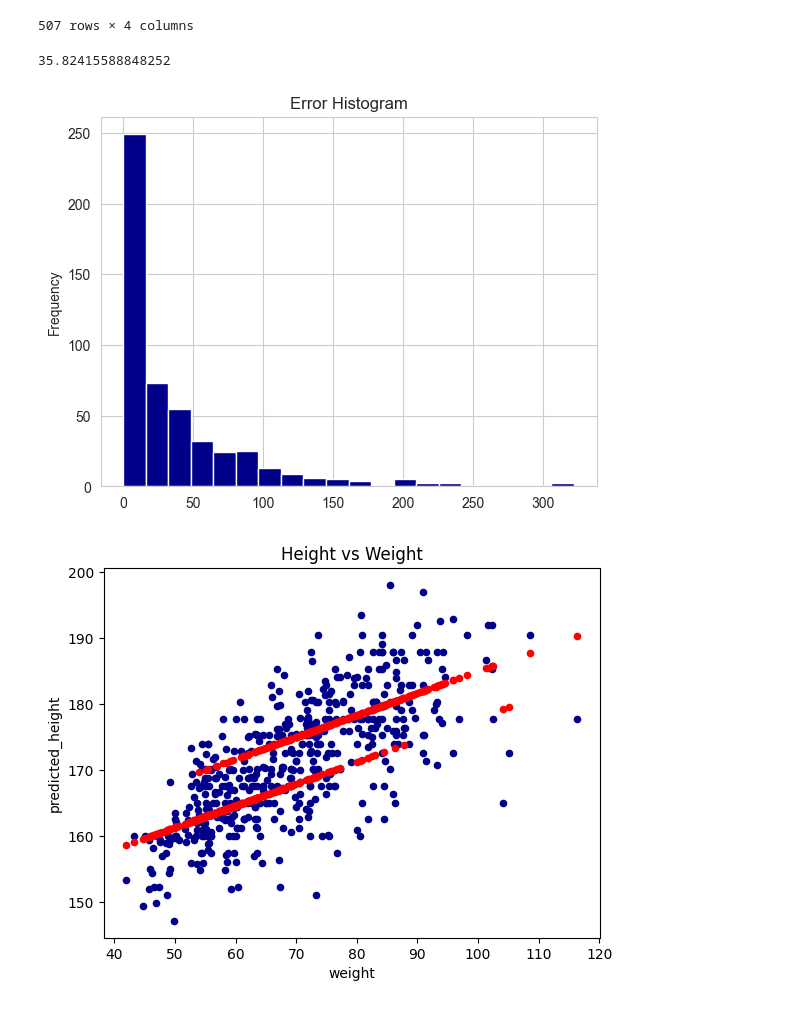
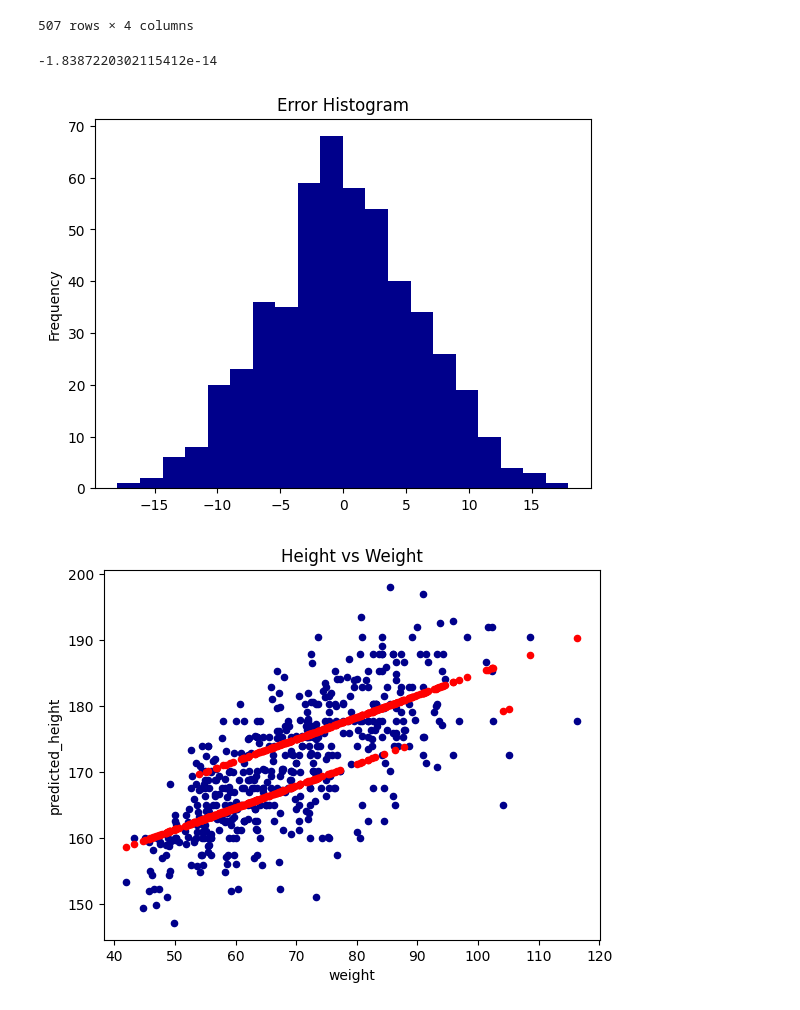
Before and after one commit to jordanriver/DScourse, a Jupyter notebook: CourseMaterials/ML_Intro/practice/linear_reg_week8.ipynb, the cells around one changed output. Saved outputs shown, nothing was run; the diff lists cells and outputs as text; code cells hidden in the pictures.

```diff
--- a/CourseMaterials/ML_Intro/practice/linear_reg_week8.ipynb
+++ b/CourseMaterials/ML_Intro/practice/linear_reg_week8.ipynb
@@ -87,12 +87,12 @@ df_2
 | 506 | 67.3 | 163.8 | 0 | 167.094394 |
 507 rows × 4 columns
 # %%
-error_two_vars = (df_2['height'] - df_2['predicted_height'])**2
+error_two_vars = df_2['height'] - df_2['predicted_height']
 error_two_vars.plot.hist(title='Error Histogram', color='DarkBlue', bins=20)
 error_two_vars.mean()
 # %% [output]
-35.82415588848252
+-1.8387220302115412e-14
-[figure, old version]
+[figure, new version]
 # %%
 from mpl_toolkits.mplot3d import Axes3D
 import seaborn as sns
```
Also changed, not shown: parts of 4 cells of this notebook.
